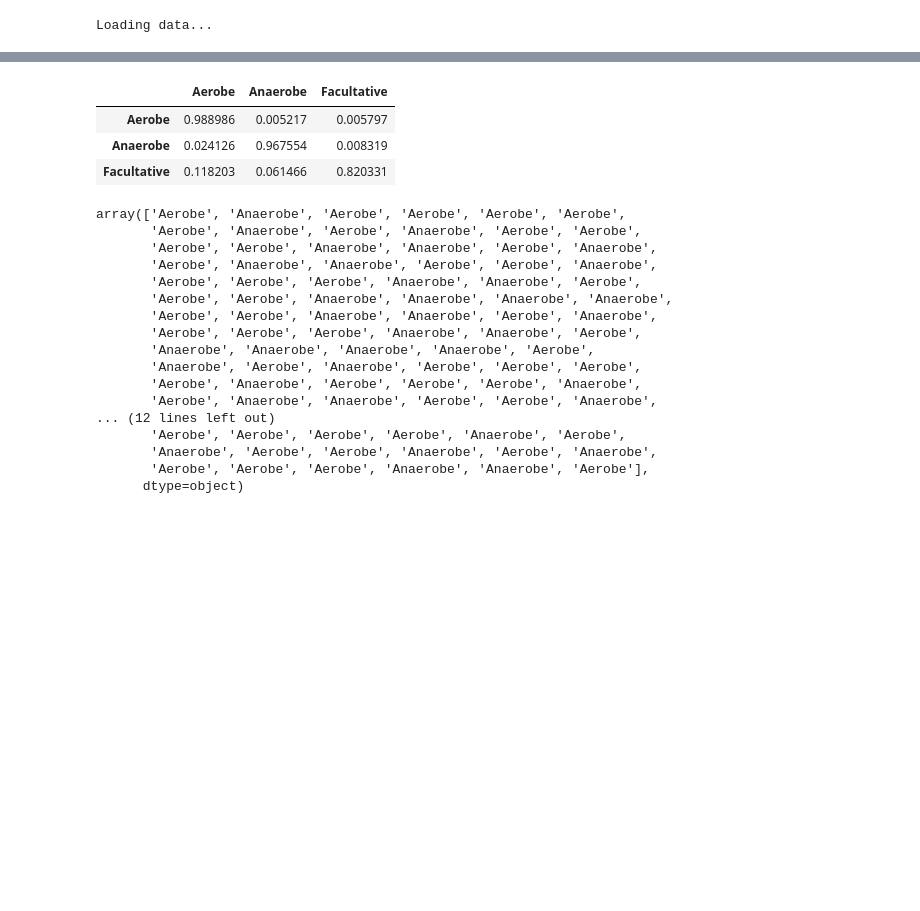
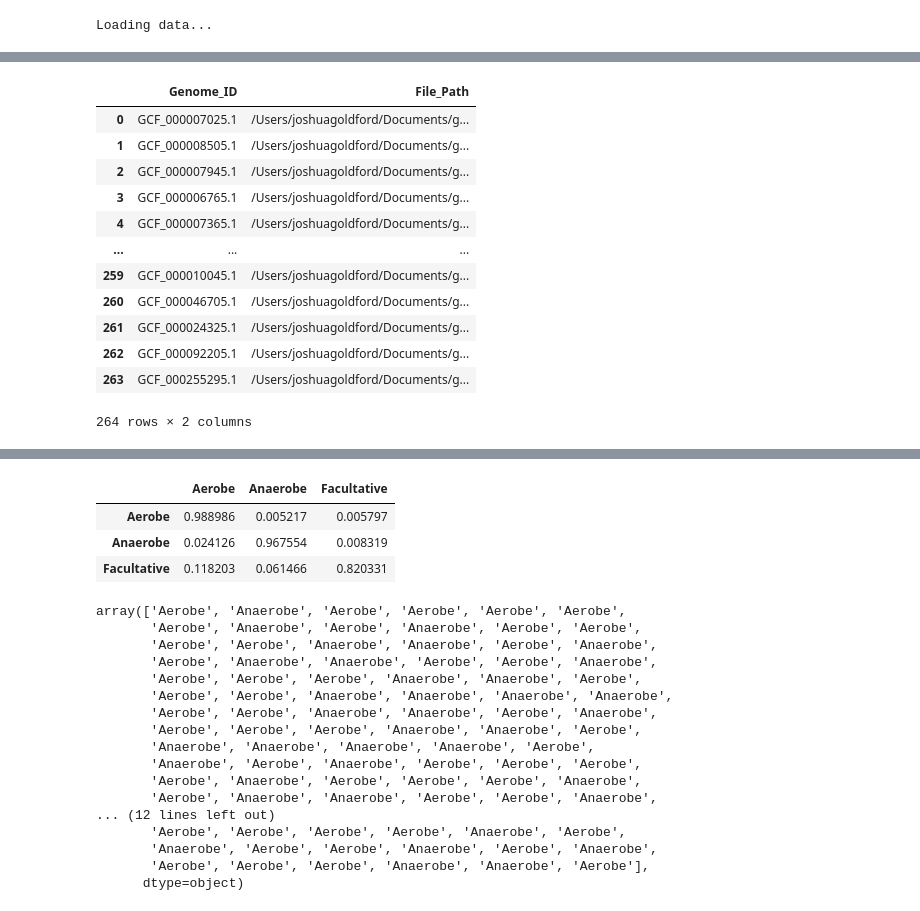
Before and after one commit to jgoldford/aerobot, a Jupyter notebook: aerobot/notebooks/test.ipynb, the cells around one changed output, grey strips where cells are left out. Drawn from its saved outputs; the diff is of its cells as text; code cells hidden in the pictures; blank space fills up the shorter version.

```diff
--- a/aerobot/notebooks/test.ipynb
+++ b/aerobot/notebooks/test.ipynb
@@ -16,0 +39,34 @@ Loading data...
+# %%
+
+import glob
+
+# Define the root directory
+root_dir = f'{asset_path}/validation/genomes/ncbi_dataset/data/'
+
+# Get a list of all .faa files under the root directory
+file_paths = glob.glob(root_dir + '**/*.fna', recursive=True)
+
+# Extract the genome ids from the file paths
+genome_ids = [os.path.basename(os.path.dirname(path)) for path in file_paths]
+
+# Convert the data into a pandas dataframe
+validation_genomes = pd.DataFrame({
+    'Genome_ID': genome_ids,
+    'File_Path': file_paths
+})
+# %%
+validation_genomes
+# %% [output]
+|  | Genome_ID | File_Path |
+| 0 | GCF_000007025.1 | /Users/joshuagoldford/Documents/g... |
+| 1 | GCF_000008505.1 | /Users/joshuagoldford/Documents/g... |
+| 2 | GCF_000007945.1 | /Users/joshuagoldford/Documents/g... |
+| 3 | GCF_000006765.1 | /Users/joshuagoldford/Documents/g... |
+| 4 | GCF_000007365.1 | /Users/joshuagoldford/Documents/g... |
+| ... | ... | ... |
+| 259 | GCF_000010045.1 | /Users/joshuagoldford/Documents/g... |
+| 260 | GCF_000046705.1 | /Users/joshuagoldford/Documents/g... |
+| 261 | GCF_000024325.1 | /Users/joshuagoldford/Documents/g... |
+| 262 | GCF_000092205.1 | /Users/joshuagoldford/Documents/g... |
+| 263 | GCF_000255295.1 | /Users/joshuagoldford/Documents/g... |
+264 rows × 2 columns
```
Also changed, not shown: parts of 9 cells of this notebook, 11 other files.
